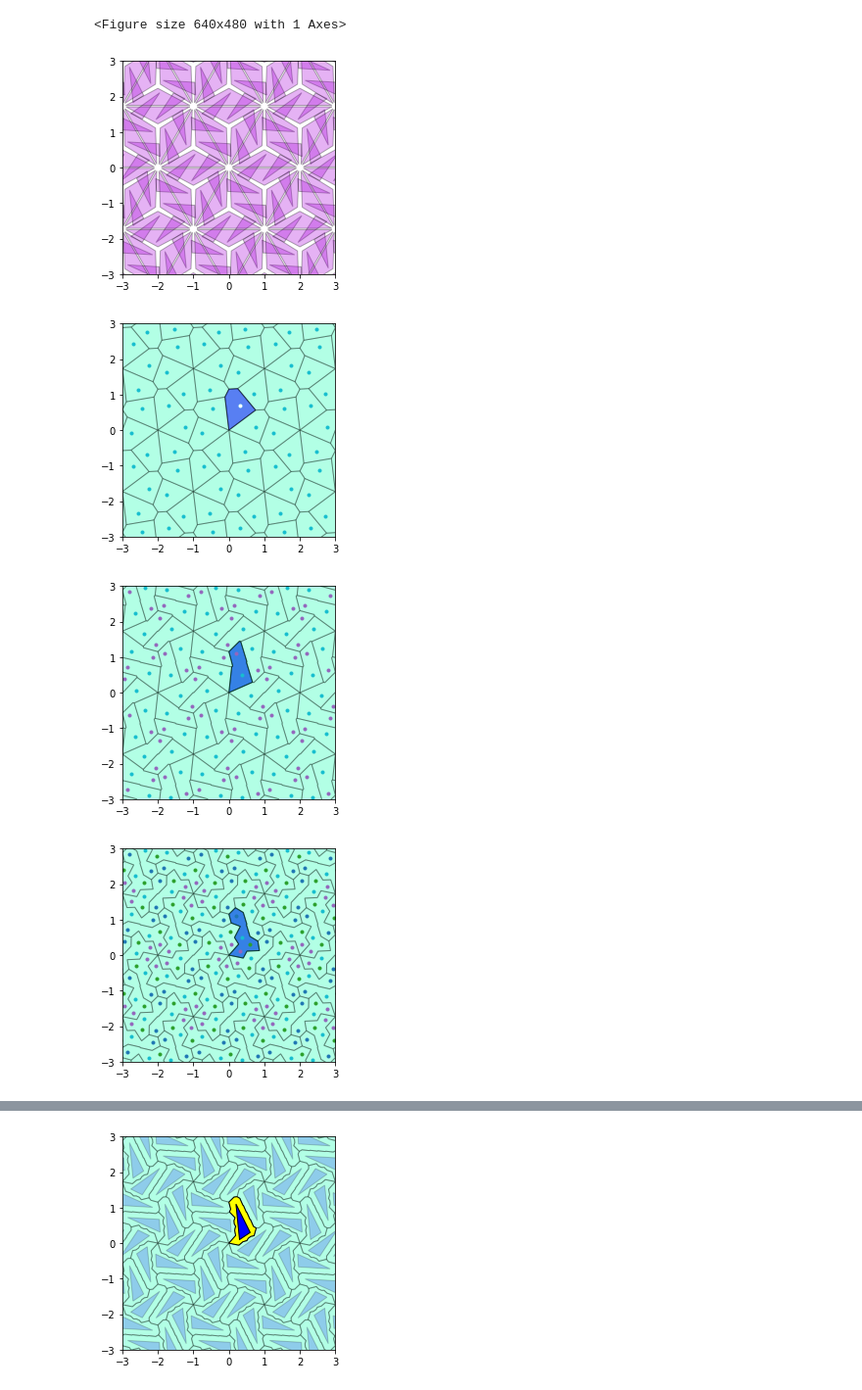
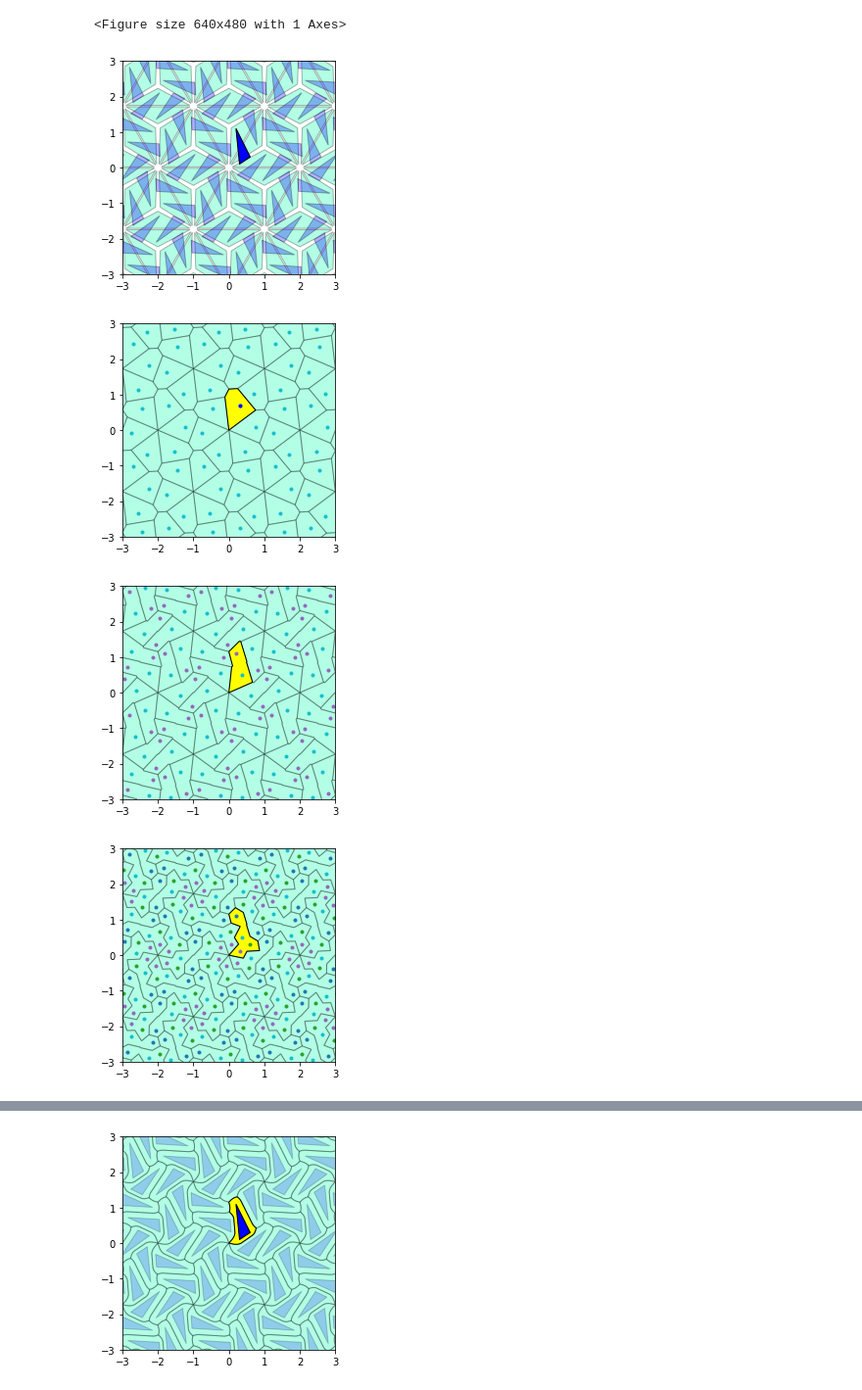
Before and after one commit to marinavas/poplocavanje, a Jupyter notebook: diagram.ipynb, the cells around one changed output, grey strips where cells are left out. Shown: that part at 98% size. Drawn from its saved outputs; the diff is of its cells as text; code cells hidden in the pictures.

```diff
--- a/diagram.ipynb
+++ b/diagram.ipynb
@@ -29,22 +29,22 @@ def generisi_t(izl,p):
 # %%
 #pol = Polygon([(0.25,0.1),(0.45, 0.1), (0.45,1), (0.25,1)])
 pol = Polygon([(0.3,0.1),(0.6, 0.3), (0.2,1.1)])
 
 tr = Polygon([(0.1,0.02),(1.9, 0.02), (1,0.5)])
 xmin,xmax,ymin,ymax = (-3,3,-3,3)
 okvir = [-3,3,-3,3]
 bx = plt.axes()
 bx.set_xlim(xmin,xmax)
 bx.set_xticks(range(xmin,xmax+1))
 bx.set_ylim(ymin,ymax)
 bx.set_yticks(range(ymin,ymax+1))
 bx.set_aspect(1)
-crtaj(izomgen_p6,pol,bx)
-crtaj(izomgen_p6,tr,bx)
-
+crtaj(izomgen_p6,tr,bx,'#00FFAA')
+crtaj(izomgen_p6,pol,bx,'#0000FF', 0.3)
+crtaj([I],pol,bx,'#0000FF', 1)
 plt.show()
 # %% [output]
-[figure, old version]
+[figure, new version]
 # %%
 slike = generisi_pol(izomgen_p6,pol)
 # %%
@@ -75,11 +75,11 @@ ax.set_aspect(1)
 
 crtaj(izomgen_p6,poli,ax,'#00FFAA')
 plt.plot([T(s)[0] for s in slike_A],[T(s)[1] for s in slike_A],'C9.')
-plt.plot([A.x],[A.y],'w.')
-crtaj([I],poli,ax,'#0000FF',0.5)
+plt.plot([A.x],[A.y],'b.')
+crtaj([I],poli,ax,'#FFFF00',1)
 plt.show()
 # %% [output]
-[figure, old version]
+[figure, new version]
 # %%
 tacke2 = []
 
@@ -100,15 +100,16 @@ pol_U=pol_A.union(pol_B)
 
 ax = plt.axes()
 namesti(ax,-3,3,-3,3)
-crtaj([I],pol_U,ax,'#0000FF',0.7)
+
 
 
 crtaj(izomgen_p6,pol_U,ax,'#00FFAA')
+crtaj([I],pol_U,ax,'#FFFF00',1)
 plt.plot([T(s)[0] for s in slike_A],[T(s)[1] for s in slike_A],'C9.')
 plt.plot([T(s)[0] for s in slike_B],[T(s)[1] for s in slike_B],'C4.')
 plt.show()
 # %% [output]
-[figure, old version]
+[figure, new version]
 # %%
 tacke4 = []
 A = Point(pol.centroid)
@@ -135,17 +136,18 @@ pol_U=pol_A.union(pol_B).union(pol_C).union(pol_D)
 
 ax = plt.axes()
 namesti(ax,-3,3,-3,3)
-crtaj([I],pol_U,ax,'#0000FF',0.7)
+
 
 
 crtaj(izomgen_p6,pol_U,ax,'#00FFAA')
+crtaj([I],pol_U,ax,'#FFFF00',1)
 plt.plot([T(s)[0] for s in slike_A],[T(s)[1] for s in slike_A],'C9.')
 plt.plot([T(s)[0] for s in slike_B],[T(s)[1] for s in slike_B],'C4.')
 plt.plot([T(s)[0] for s in slike_C],[T(s)[1] for s in slike_C],'C2.')
 plt.plot([T(s)[0] for s in slike_D],[T(s)[1] for s in slike_D],'C0.')
 plt.show()
 # %% [output]
-[figure, old version]
+[figure, new version]
 # %%
 ax = plt.axes()
 namesti(ax,-3,3,-3,3)
```
Also changed, not shown: parts of 3 cells of this notebook.
